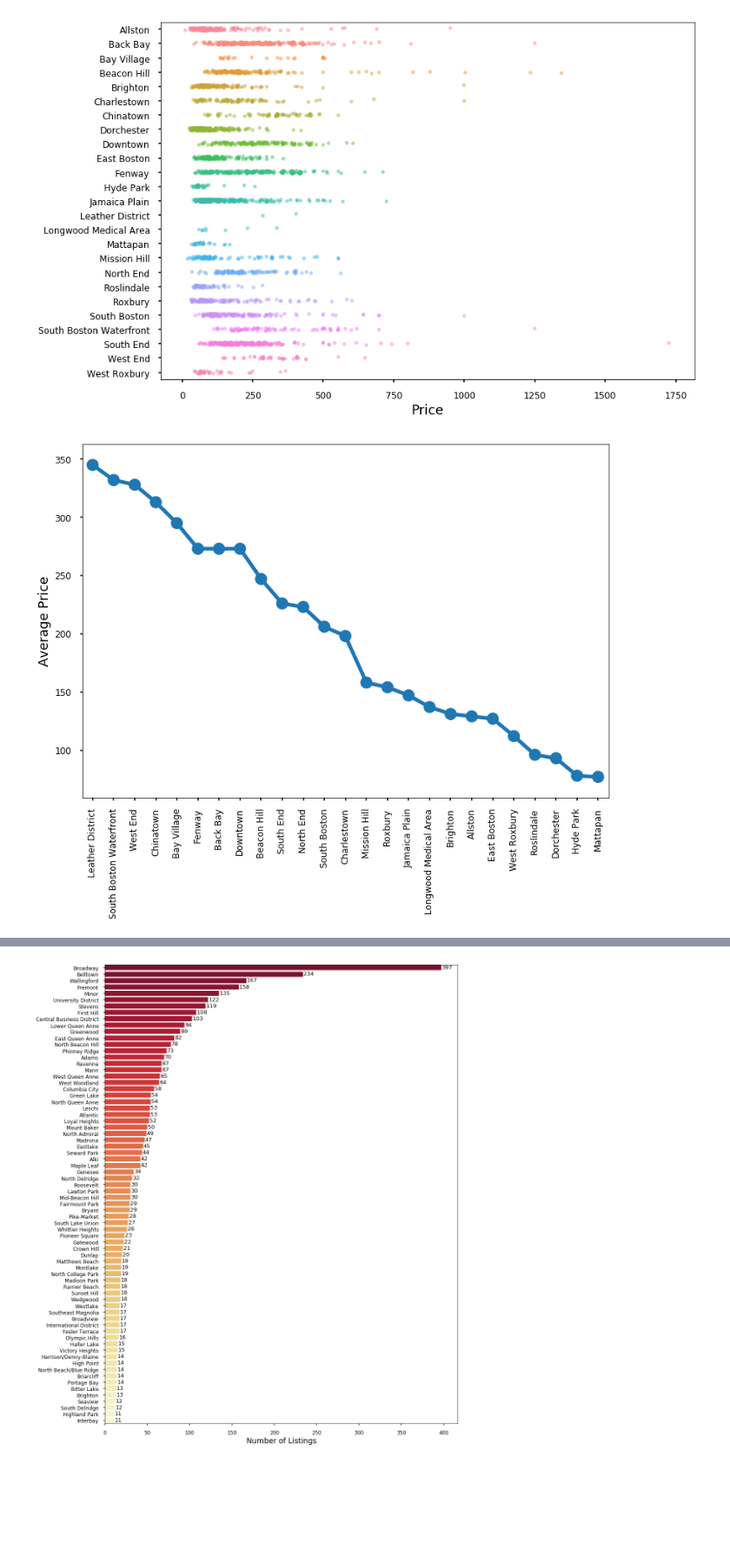
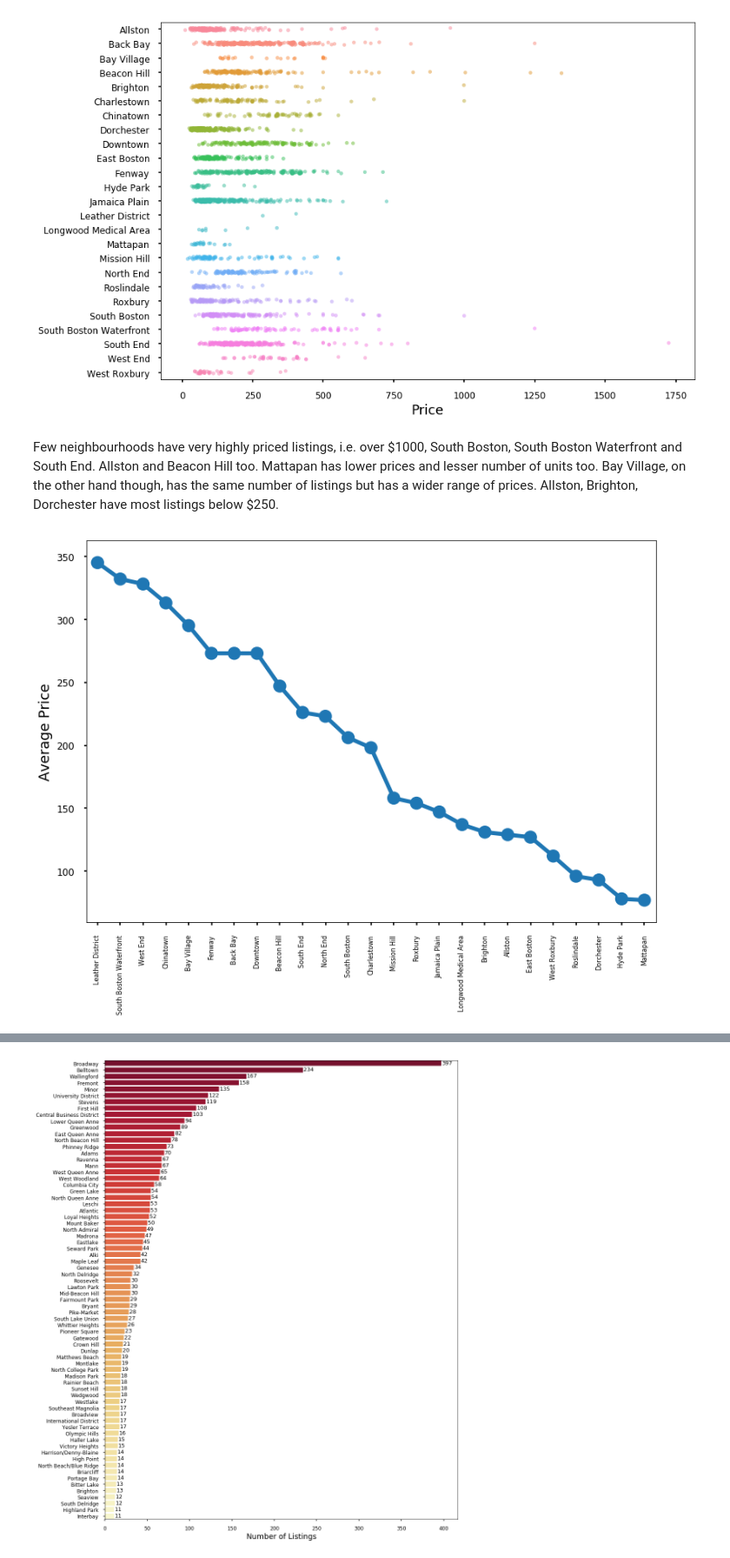
Before and after one commit to SmritiMohapatra/airbnb-data-analysis, a Jupyter notebook: airbnb_data_analysis_AssessExplore.ipynb, the cells around one changed output, grey strips where cells are left out. Shown at 87% size. Drawn from its saved outputs; the diff is of its cells as text; code cells hidden in the pictures; blank space fills up the shorter version.

```diff
--- a/airbnb_data_analysis_AssessExplore.ipynb
+++ b/airbnb_data_analysis_AssessExplore.ipynb
@@ -437,10 +458,14 @@ plt.xticks(fontsize=12);
 # %% [output]
 [figure]
+# %% [markdown]
+Few neighbourhoods have very highly priced listings, i.e. over \$1000, South Boston, South Boston Waterfront and South End. Allston and Beacon Hill too.
+Mattapan has lower prices and lesser number of units too. Bay Village, on the other hand though, has the same number of listings but has a wider range of prices. Allston, Brighton, Dorchester have most listings below $250.
 # %%
 ax = sns.pointplot(x = bos_price_nhood['neighbourhood_cleansed'], y = bos_price_nhood['mean'])
 ax.set_xlabel("")
 ax.set_ylabel("Average Price")
 plt.yticks(fontsize=12)
-plt.xticks(rotation=90, fontsize=12);
+plt.xticks(rotation=90, fontsize=8)
+plt.savefig('img/Boston_avg_prices_by_nhood.png', bbox_inches="tight");
 # %% [output]
-[figure, old version]
+[figure, new version]
```
Also changed, not shown: parts of 18 cells of this notebook, 1 other file.
